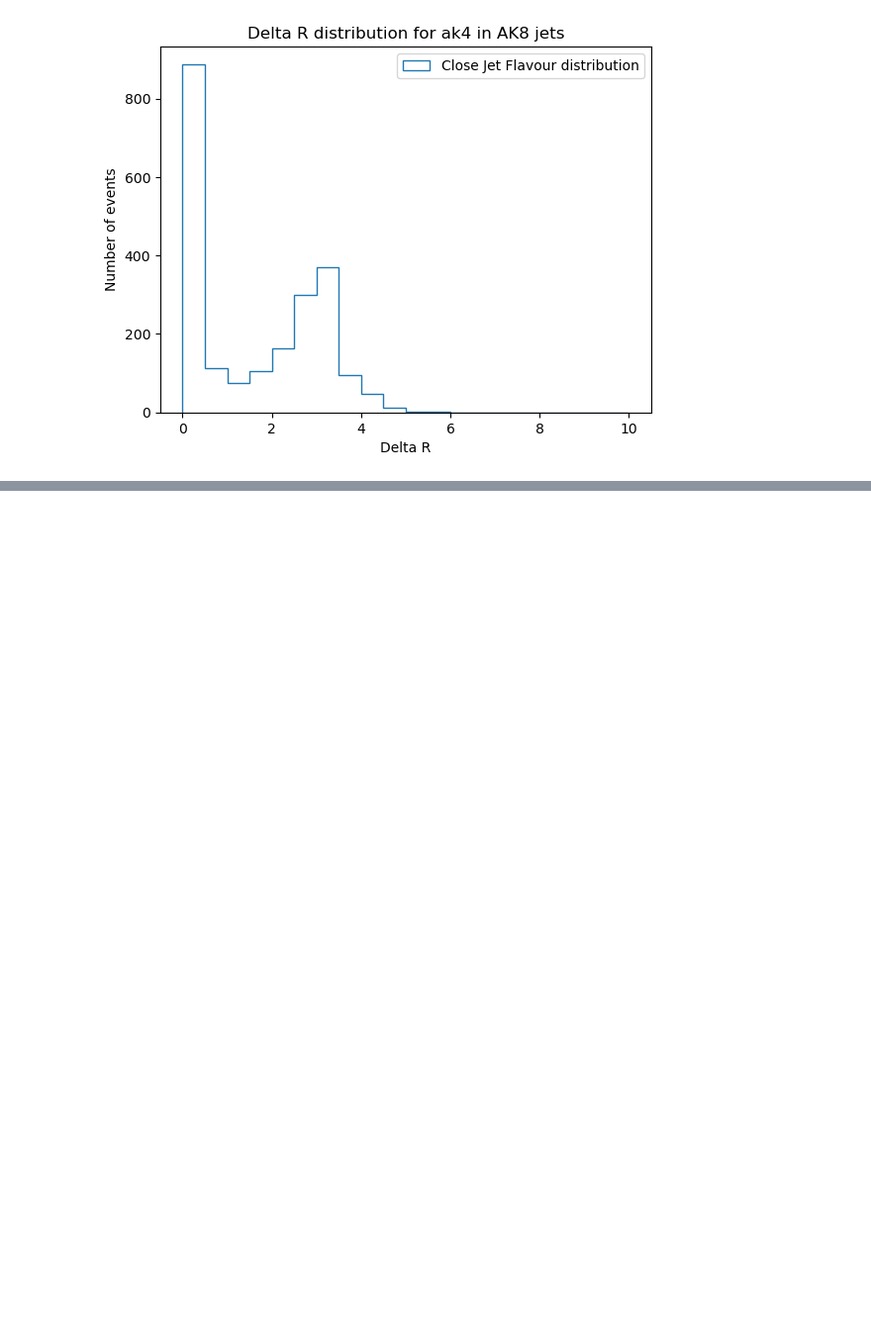
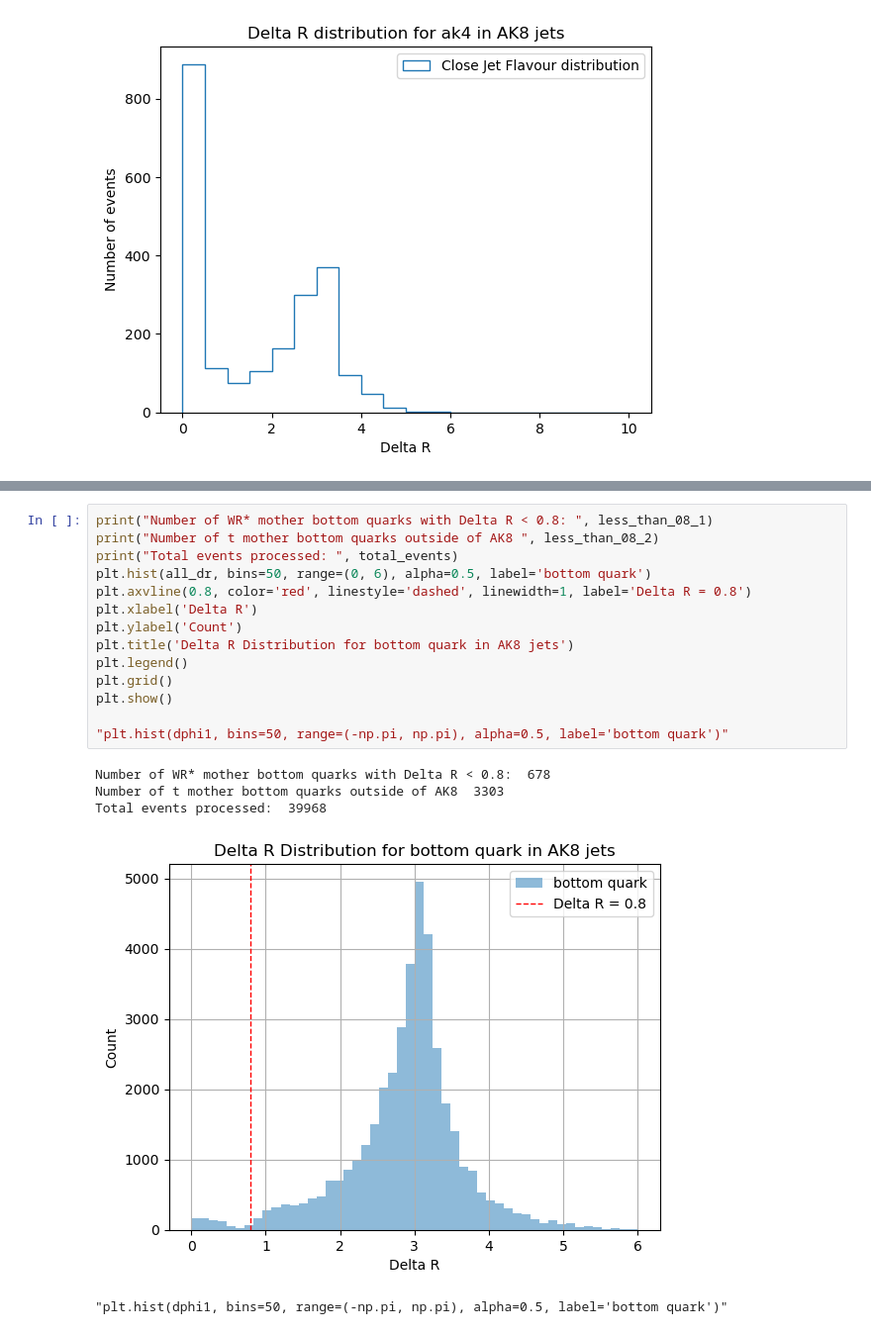
Before and after one commit to HEPchihwan/LRSM_tb_channel, a Jupyter notebook: SAMPLEPRODUCTION/using matrix/cleaning/Jetcleaning.ipynb, the cells around one changed output, grey strips where cells are left out. Shown at 99% size. Drawn from its saved outputs; the diff is of its cells as text; blank space fills up the shorter version.

```diff
--- a/SAMPLEPRODUCTION/using matrix/cleaning/Jetcleaning.ipynb
+++ b/SAMPLEPRODUCTION/using matrix/cleaning/Jetcleaning.ipynb
@@ -607,0 +973,20 @@ b_indices:  [[17], [12], [17], [], [14], [], [12], ..., [9], [15], [13], [], [15
+# %%
+print("Number of WR* mother bottom quarks with Delta R < 0.8: ", less_than_08_1)
+print("Number of t mother bottom quarks outside of AK8 ", less_than_08_2)
+print("Total events processed: ", total_events)
+plt.hist(all_dr, bins=50, range=(0, 6), alpha=0.5, label='bottom quark')
+plt.axvline(0.8, color='red', linestyle='dashed', linewidth=1, label='Delta R = 0.8')
+plt.xlabel('Delta R')
+plt.ylabel('Count')
+plt.title('Delta R Distribution for bottom quark in AK8 jets')
+plt.legend()
+plt.grid()
+plt.show()
+
+"plt.hist(dphi1, bins=50, range=(-np.pi, np.pi), alpha=0.5, label='bottom quark')"
+# %% [output]
+Number of WR* mother bottom quarks with Delta R < 0.8:  678
+Number of t mother bottom quarks outside of AK8  3303
+Total events processed:  39968
+[figure, added]
+"plt.hist(dphi1, bins=50, range=(-np.pi, np.pi), alpha=0.5, label='bottom quark')"
```
Also changed, not shown: parts of 7 cells of this notebook, 4 other files.
